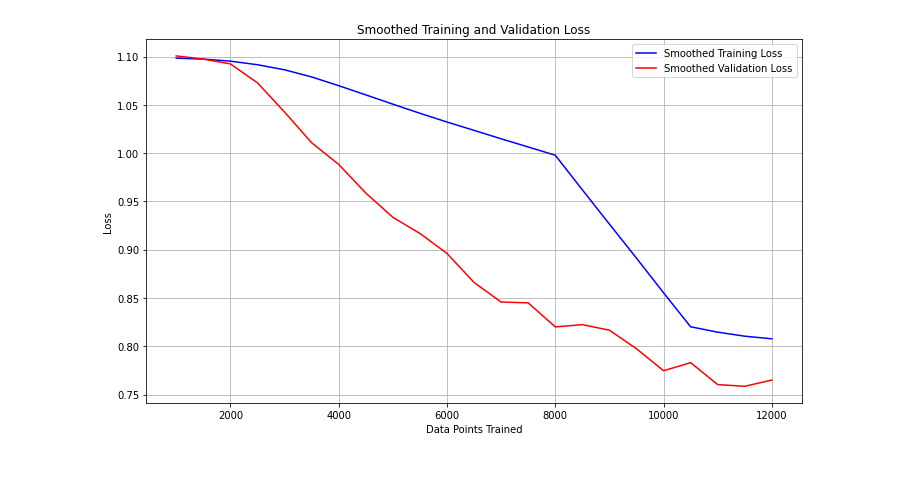
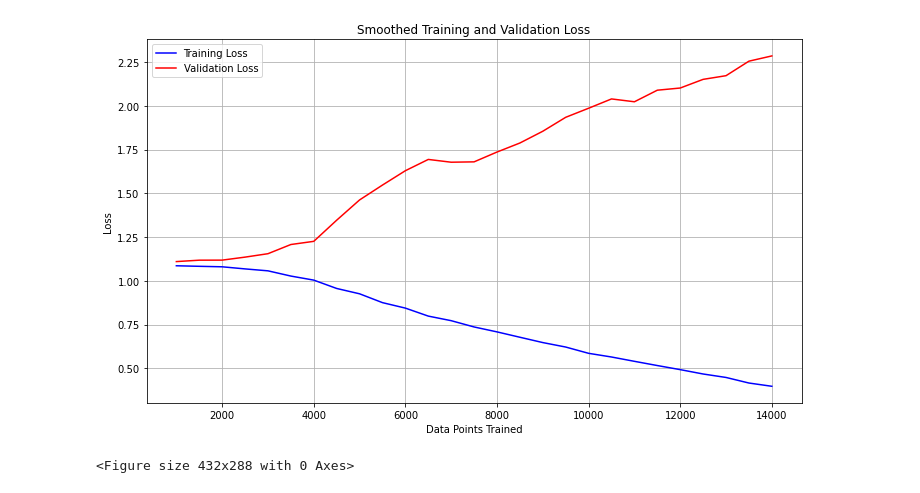
Before and after one commit to KevinZhoutianyi/USC-SB-Transformer, a Jupyter notebook: plot.ipynb, the cells around one changed output. Saved outputs shown, nothing was run; the diff lists cells and outputs as text; code cells hidden in the pictures.

```diff
--- a/plot.ipynb
+++ b/plot.ipynb
@@ -1,38 +1,43 @@
 # %%
 import numpy as np
 import matplotlib.pyplot as plt
+foldername = 'logs/LSTM-training-works-withsmalldata/'
 
+filename1 = 'trainloss'
+filename2 = 'validationloss'
 def moving_average(data, window_size):
     """Compute the moving average of a list or array."""
     cumsum = np.cumsum(data)
     cumsum[window_size:] = cumsum[window_size:] - cumsum[:-window_size]
     return cumsum[window_size - 1:] / window_size
 
 # Load the loss data from the npy files
-train_loss = np.load('logs/trainloss_10_57_19_10_2023.npy')
-validation_loss = np.load('logs/validationloss_10_57_19_10_2023.npy')
+train_loss = np.load(foldername+filename1+'.npy')
+validation_loss = np.load(foldername+filename2+'.npy')
 
 # Smooth the loss data using a moving average
 window_size = 5  # Choose a window size that gives the desired smoothness
 smooth_train_loss = moving_average(train_loss, window_size)
 smooth_validation_loss = moving_average(validation_loss, window_size)
 
 # Create the x-axis values
 x_values = np.arange(len(smooth_train_loss)) * 500 + (window_size // 2) * 500  # adjust for moving average shift
 
 # Plot the smoothed losses
 plt.figure(figsize=(10, 6))
 plt.plot(x_values, smooth_train_loss, label='Training Loss', color='blue')
 plt.plot(x_values, smooth_validation_loss[1:], label='Validation Loss', color='red')
 plt.xlabel('Data Points Trained')
 plt.ylabel('Loss')
 plt.title('Smoothed Training and Validation Loss')
 plt.legend()
 plt.grid(True)
 plt.tight_layout()
+plt.savefig(foldername +filename1+filename2 +'_plot')
 plt.show()
 # %% [output]
-[figure, old version]
+[figure, new version]
+<Figure size 432x288 with 0 Axes>
 # %%
 import numpy as np
 import matplotlib.pyplot as plt
```
Also changed, not shown: parts of 3 cells of this notebook, 3 other files.
